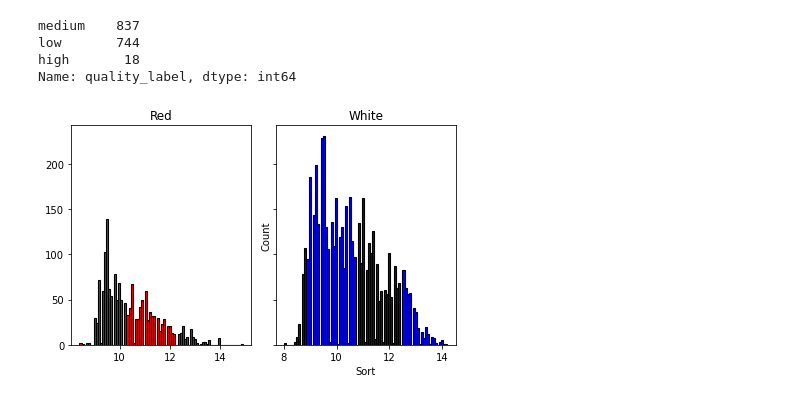
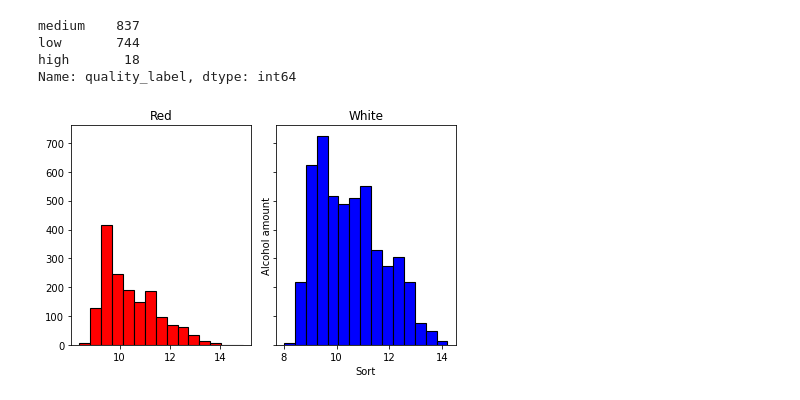
Before and after one commit to movifu1982/EDA---Wine-Project, a Jupyter notebook: EDA.ipynb, the cells around one changed output. Drawn from its saved outputs; the diff is of its cells as text; code cells hidden in the pictures.

```diff
--- a/EDA.ipynb
+++ b/EDA.ipynb
@@ -188,19 +188,19 @@ Name: quality_label, dtype: int64
 # %%
 fig, axs = plt.subplots(1, 2, sharey="row", tight_layout=True)
 
 axs[0].set_title("Red")
-plt.ylabel("Count")
+plt.ylabel("Alcohol amount")
 plt.xlabel("Sort")
 axs[1].set_title("White")
-plt.ylabel("Count")
+plt.ylabel("Alcohol amount")
 plt.xlabel("Sort")
 
 
-axs[0].hist(red_wine['alcohol'], color='red', bins=80,
+axs[0].hist(red_wine['alcohol'], color='red', bins=15,
          edgecolor='black', linewidth=1.1)
-axs[1].hist(white_wine['alcohol'], color='blue', bins=80,
+axs[1].hist(white_wine['alcohol'], color='blue', bins=15,
          edgecolor='black', linewidth=1.1)
 plt.show()
 # %% [output]
-[figure, old version]
+[figure, new version]
 # %%
```
Also changed, not shown: parts of 3 cells of this notebook.
